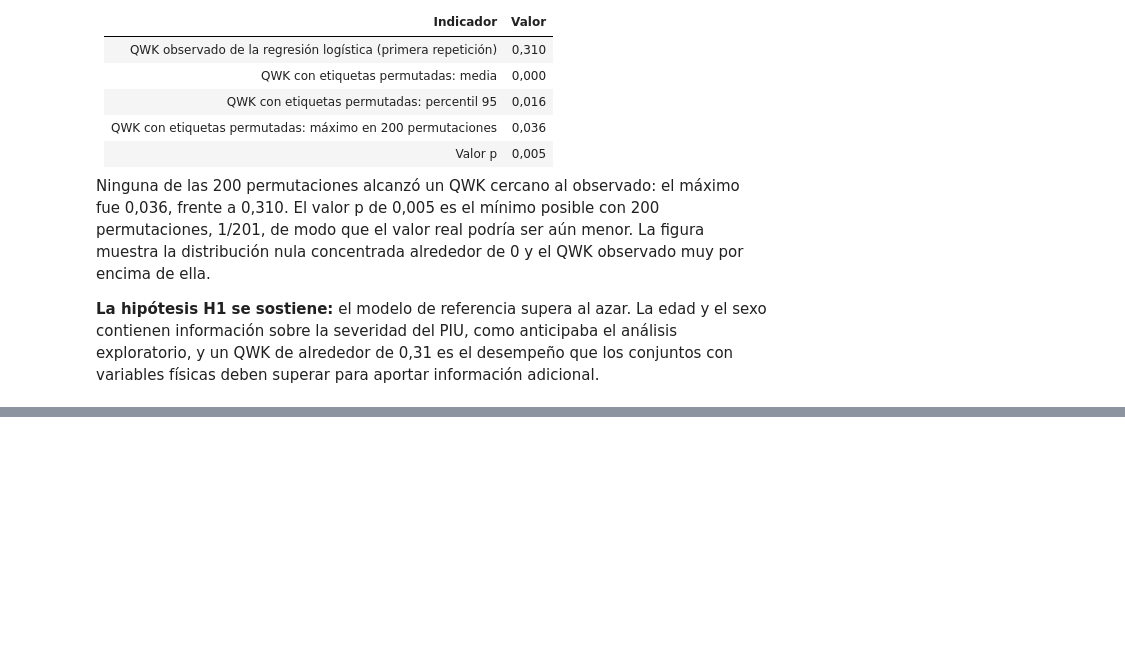
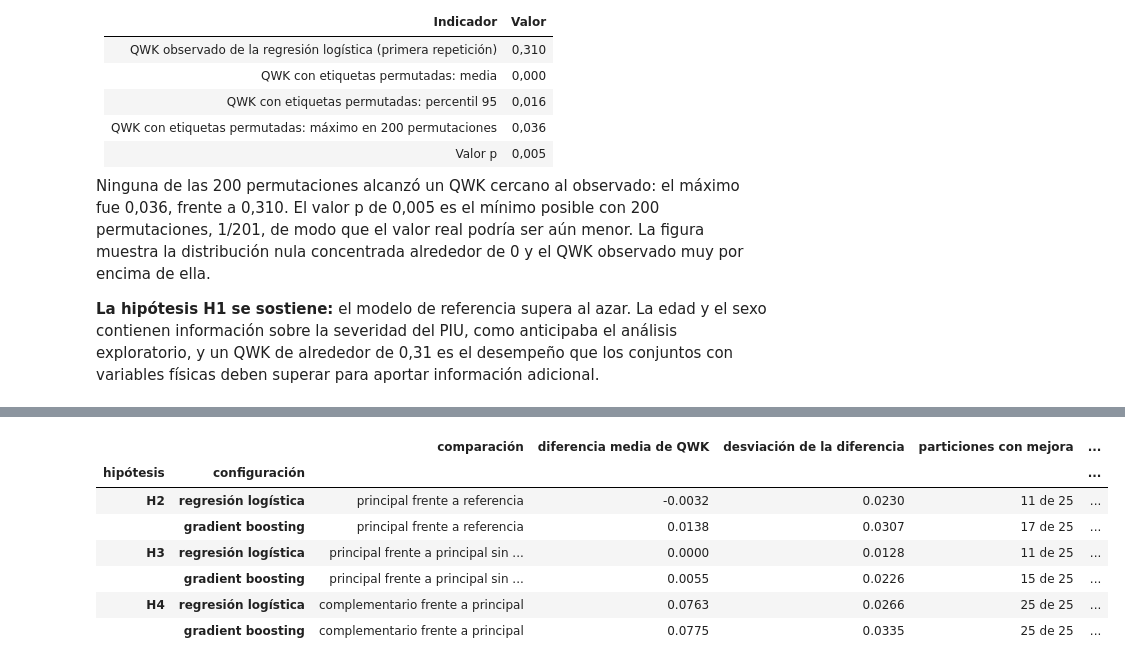
Before and after one commit to juanestebancg2806/piu-severity-prediction, a Jupyter notebook: notebooks/02_experimentos_iniciales.ipynb, the cells around one changed output, grey strips where cells are left out. Cells and saved outputs as stored; diff of their text form; code cells hidden in the pictures; blank space fills up the shorter version.

```diff
--- a/notebooks/02_experimentos_iniciales.ipynb
+++ b/notebooks/02_experimentos_iniciales.ipynb
@@ -635,0 +703,60 @@ Ninguna de las 200 permutaciones alcanzó un QWK cercano al observado: el máxim
+# %%
+COMPARACIONES = {
+    "H2": ("main", "reference"),
+    "H3": ("main", "main_without_actigraphy"),
+    "H4": ("complementary", "main"),
+}
+
+filas = []
+diferencias_largas = []
+for hipotesis, (evaluado, comparacion) in COMPARACIONES.items():
+    for configuracion in CONFIGURACIONES:
+        diferencias = paired_differences(
+            resultados[(configuracion, evaluado)][0],
+            resultados[(configuracion, comparacion)][0],
+        )
+        resumen = summarize_paired(diferencias)
+        filas.append(
+            {
+                "hipótesis": hipotesis,
+                "comparación": (
+                    f"{NOMBRES_CONJUNTOS[evaluado]} frente a "
+                    f"{NOMBRES_CONJUNTOS[comparacion]}"
+                ),
+                "configuración": configuracion,
+                "diferencia media de QWK": resumen["mean_difference"],
+                "desviación de la diferencia": resumen["std_difference"],
+                "particiones con mejora": (
+                    f"{resumen['folds_improved']} de {resumen['n_folds']}"
+                ),
+                "t corregido": resumen["corrected_t"],
+                "valor p unilateral": resumen["p_value_one_sided"],
+            }
+        )
+        diferencias_largas.append(
+            pd.DataFrame(
+                {
+                    "hipótesis": hipotesis,
+                    "configuración": configuracion,
+                    "diferencia de QWK": diferencias["difference"],
+                }
+            )
+        )
+
+comparaciones = pd.DataFrame(filas)
+valores_p = comparaciones["valor p unilateral"]
+orden = valores_p.sort_values().index
+factores_holm = np.arange(len(valores_p), 0, -1)
+comparaciones["valor p ajustado (Holm)"] = (
+    (valores_p.loc[orden] * factores_holm).cummax().clip(upper=1).reindex(valores_p.index)
+)
+comparaciones.set_index(["hipótesis", "configuración"]).round(4)
+# %% [output]
+|  |  | comparación | diferencia media de QWK | desviación de la diferencia | particiones con mejora | ... |
+| hipótesis | configuración |  |  |  |  | ... |
+| H2 | regresión logística | principal frente a referencia | -0.0032 | 0.0230 | 11 de 25 | ... |
+|  | gradient boosting | principal frente a referencia | 0.0138 | 0.0307 | 17 de 25 | ... |
+| H3 | regresión logística | principal frente a principal sin ... | 0.0000 | 0.0128 | 11 de 25 | ... |
+|  | gradient boosting | principal frente a principal sin ... | 0.0055 | 0.0226 | 15 de 25 | ... |
+| H4 | regresión logística | complementario frente a principal | 0.0763 | 0.0266 | 25 de 25 | ... |
+|  | gradient boosting | complementario frente a principal | 0.0775 | 0.0335 | 25 de 25 | ... |
```
Also changed, not shown: parts of 7 cells of this notebook, 1 other file.
